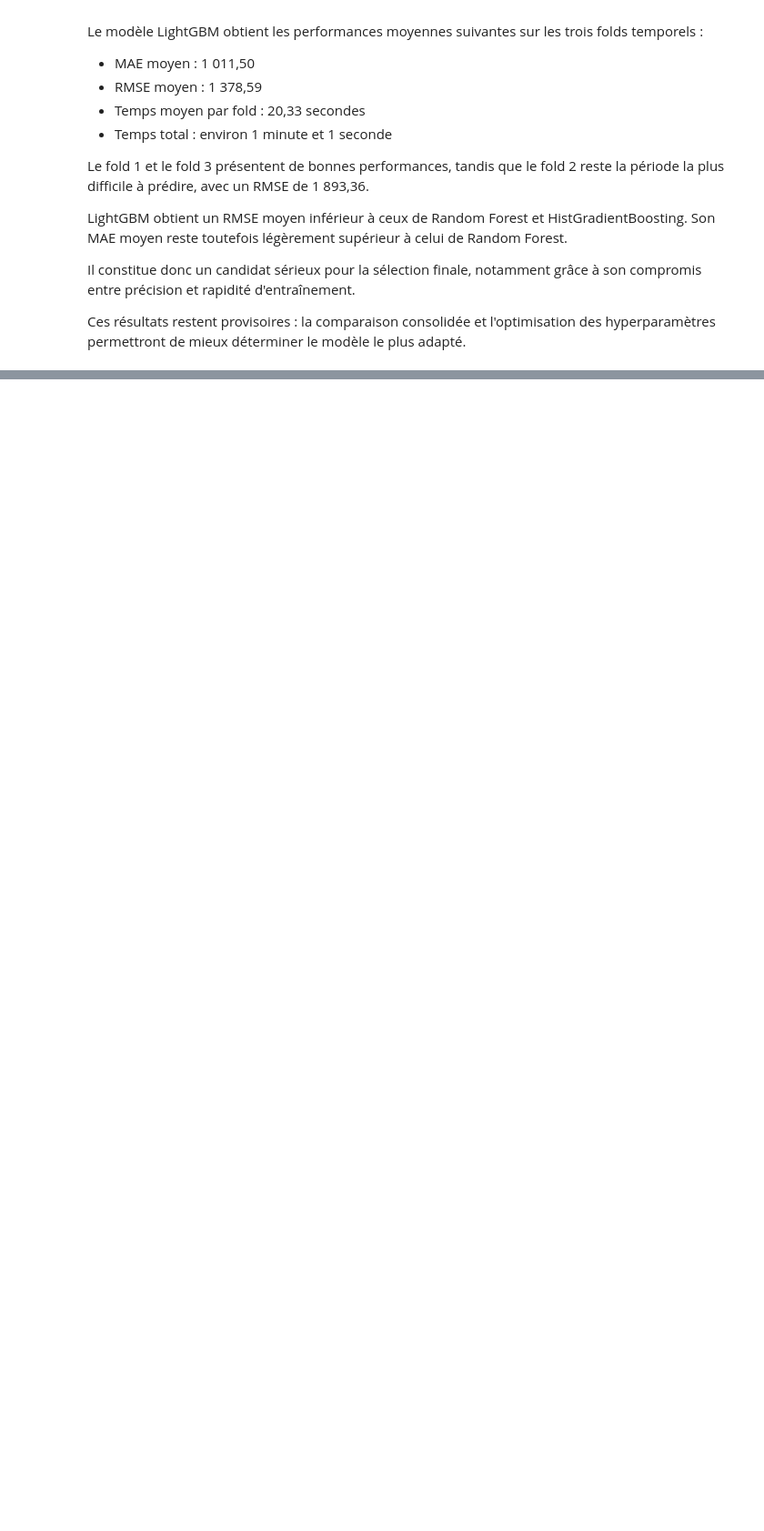
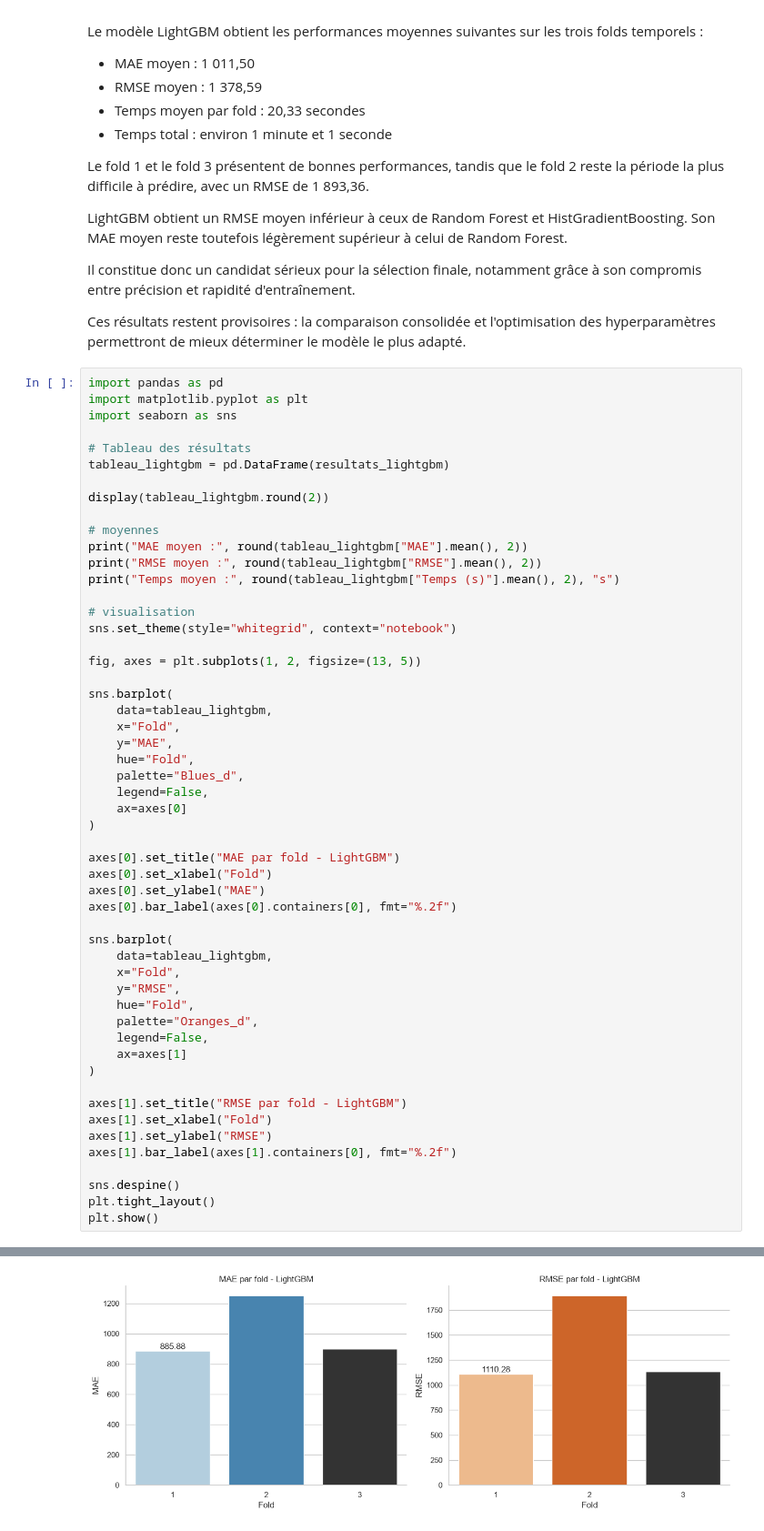
Before and after one commit to sirius-code7/projet_ml_prediction_chiffres_affaires, a Jupyter notebook: Prediction_chiffres_affaires/notebooks/modelisation.ipynb, the cells around one changed output, grey strips where cells are left out. Shown at 91% size. Drawn from its saved outputs; the diff is of its cells as text; blank space fills up the shorter version.

Commit message:
tableau de visualisation des perf du modele lightgbm

```diff
--- a/Prediction_chiffres_affaires/notebooks/modelisation.ipynb
+++ b/Prediction_chiffres_affaires/notebooks/modelisation.ipynb
@@ -778,3 +778,57 @@ LightGBM obtient un RMSE moyen inférieur à ceux de Random Forest et HistGradie
 Il constitue donc un candidat sérieux pour la sélection finale, notamment grâce à son compromis entre précision et rapidité d'entraînement.
 
 Ces résultats restent provisoires : la comparaison consolidée et l'optimisation des hyperparamètres permettront de mieux déterminer le modèle le plus adapté.
+# %%
+import pandas as pd
+import matplotlib.pyplot as plt
+import seaborn as sns
+
+# Tableau des résultats
+tableau_lightgbm = pd.DataFrame(resultats_lightgbm)
+
+display(tableau_lightgbm.round(2))
+
+# moyennes
+print("MAE moyen :", round(tableau_lightgbm["MAE"].mean(), 2))
+print("RMSE moyen :", round(tableau_lightgbm["RMSE"].mean(), 2))
+print("Temps moyen :", round(tableau_lightgbm["Temps (s)"].mean(), 2), "s")
+
+# visualisation
+sns.set_theme(style="whitegrid", context="notebook")
+
+fig, axes = plt.subplots(1, 2, figsize=(13, 5))
+
+sns.barplot(
+    data=tableau_lightgbm,
+    x="Fold",
+    y="MAE",
+    hue="Fold",
+    palette="Blues_d",
+    legend=False,
+    ax=axes[0]
+)
+
+axes[0].set_title("MAE par fold - LightGBM")
+axes[0].set_xlabel("Fold")
+axes[0].set_ylabel("MAE")
+axes[0].bar_label(axes[0].containers[0], fmt="%.2f")
+
+sns.barplot(
+    data=tableau_lightgbm,
+    x="Fold",
+    y="RMSE",
+    hue="Fold",
+    palette="Oranges_d",
+    legend=False,
+    ax=axes[1]
+)
+
+axes[1].set_title("RMSE par fold - LightGBM")
+axes[1].set_xlabel("Fold")
+axes[1].set_ylabel("RMSE")
+axes[1].bar_label(axes[1].containers[0], fmt="%.2f")
+
+sns.despine()
+plt.tight_layout()
+plt.show()
+# %% [output]
@@ -780,0 +842 @@ Ces résultats restent provisoires : la comparaison consolidée et l'optimisatio
+[figure, added]
```
Also changed, not shown: parts of 1 cell of this notebook.
